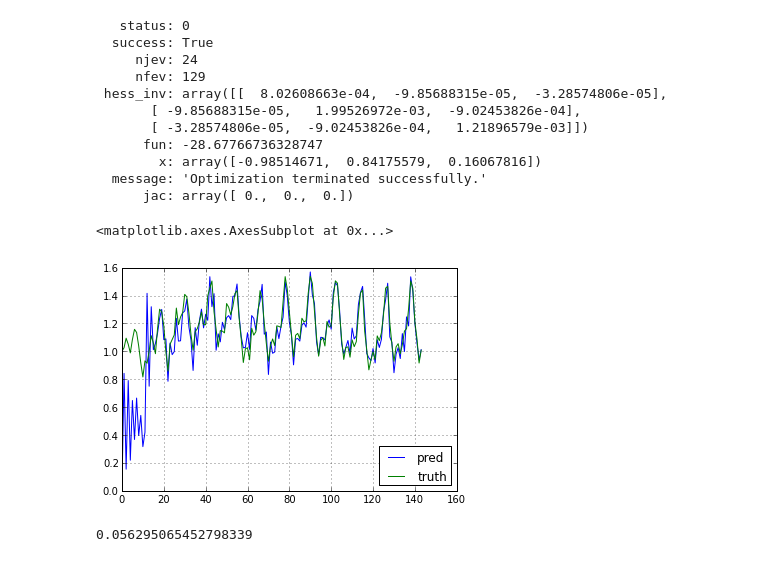
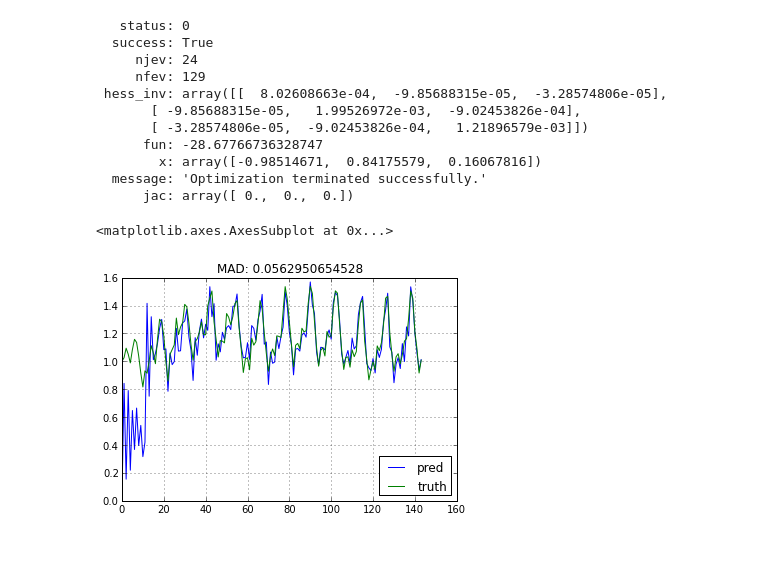
Before and after one commit to blue-yonder/pydse, a Jupyter notebook: notebooks/airline.ipynb, the cells around one changed output. Cells and saved outputs as stored; diff of their text form; code cells hidden in the pictures.

```diff
--- a/notebooks/airline.ipynb
+++ b/notebooks/airline.ipynb
@@ -58,12 +55,8 @@ arma.est_params(residual)
 # %%
 import pandas as pd
 result = pd.DataFrame({'pred': arma.forecast(residual)[:, 0], 'truth': residual.values})
-result.plot()
+MAD = np.mean(np.abs(result['pred'][20:] - result['truth'][20:]))
+result.plot(title="MAD: {}".format(MAD))
 # %% [output]
 <matplotlib.axes.AxesSubplot at 0x...>
-[figure, old version]
+[figure, new version]
-# %%
-MAD = np.mean(np.abs(result['pred'][20:] - result['truth'][20:]))
-MAD
-# %% [output]
-0.056295065452798339
```
Also changed, not shown: parts of 4 cells of this notebook, 7 other files.
